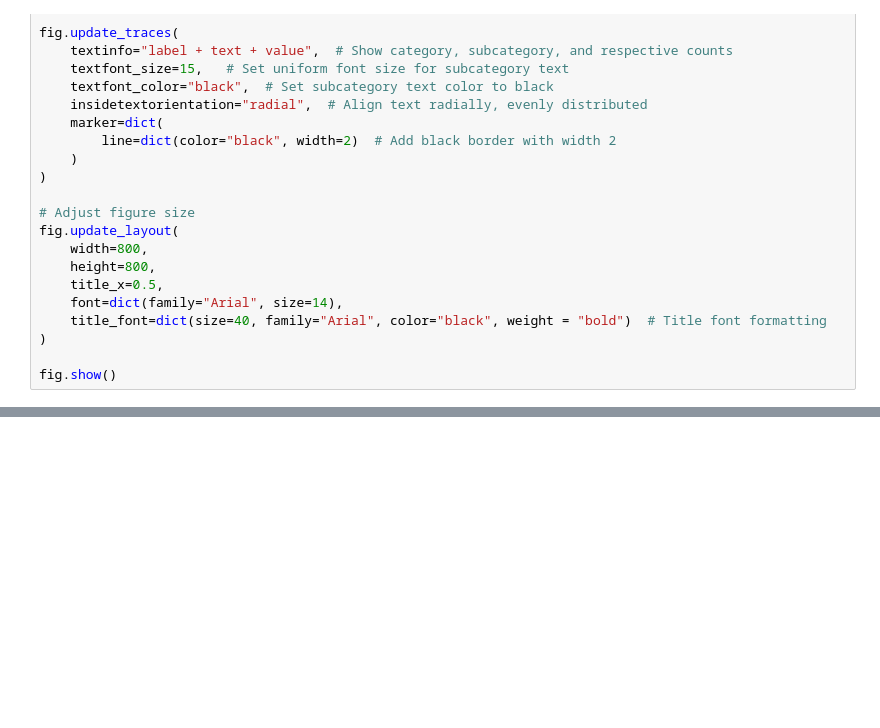
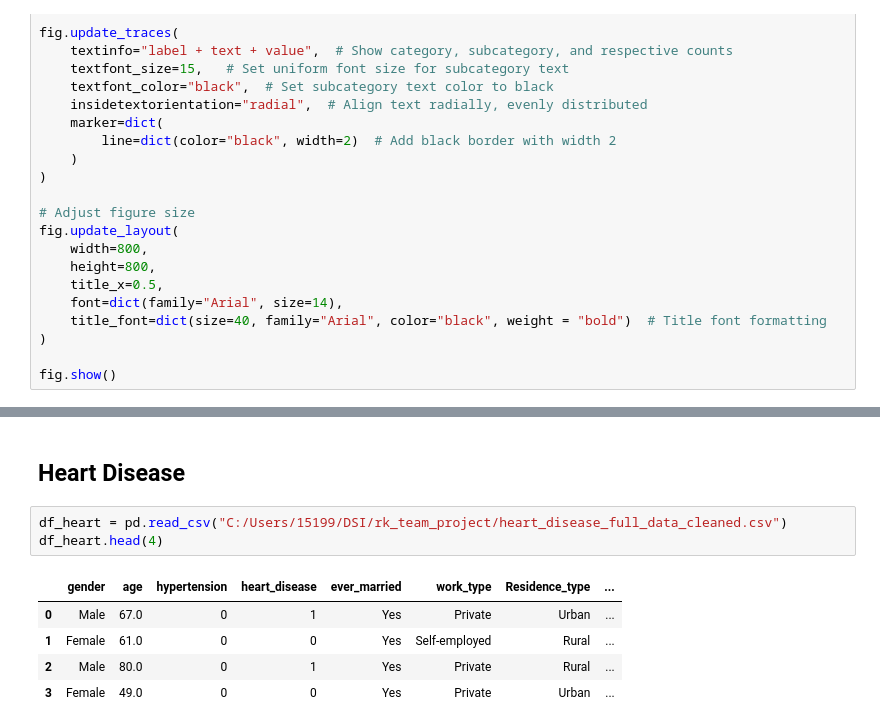
Before and after one commit to Mulders95/Predicting_Stroke_and_Heart_Disease, a Jupyter notebook: data_viz.ipynb, the cells around one changed output, grey strips where cells are left out. Cells and saved outputs as stored; diff of their text form; blank space fills up the shorter version.

```diff
--- a/data_viz.ipynb
+++ b/data_viz.ipynb
@@ -622,0 +738,11 @@ fig.show()
+# %% [markdown]
+## Heart Disease
+# %%
+df_heart = pd.read_csv("C:/Users/15199/DSI/rk_team_project/heart_disease_full_data_cleaned.csv")
+df_heart.head(4)
+# %% [output]
+|  | gender | age | hypertension | heart_disease | ever_married | work_type | Residence_type | ... |
+| 0 | Male | 67.0 | 0 | 1 | Yes | Private | Urban | ... |
+| 1 | Female | 61.0 | 0 | 0 | Yes | Self-employed | Rural | ... |
+| 2 | Male | 80.0 | 0 | 1 | Yes | Private | Rural | ... |
+| 3 | Female | 49.0 | 0 | 0 | Yes | Private | Urban | ... |
```
Also changed, not shown: parts of 13 cells of this notebook.
